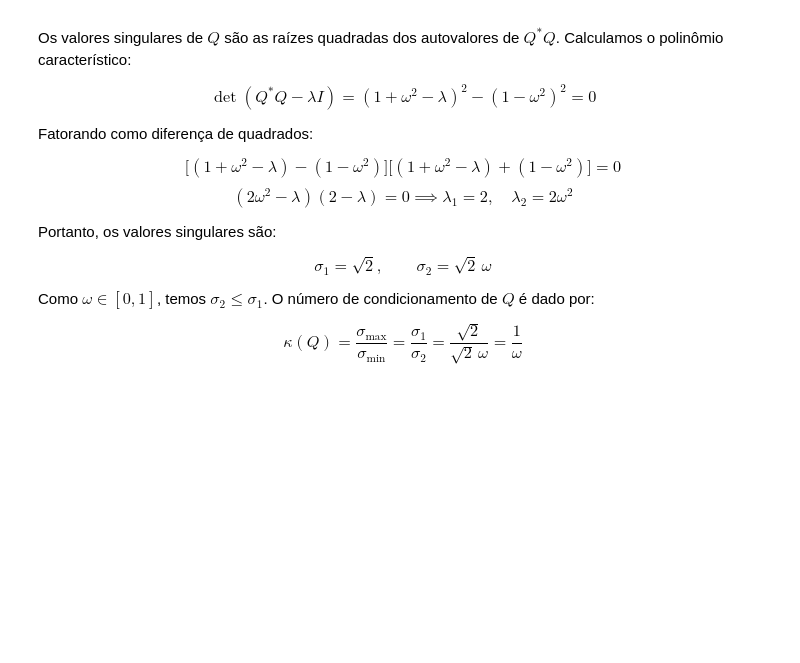
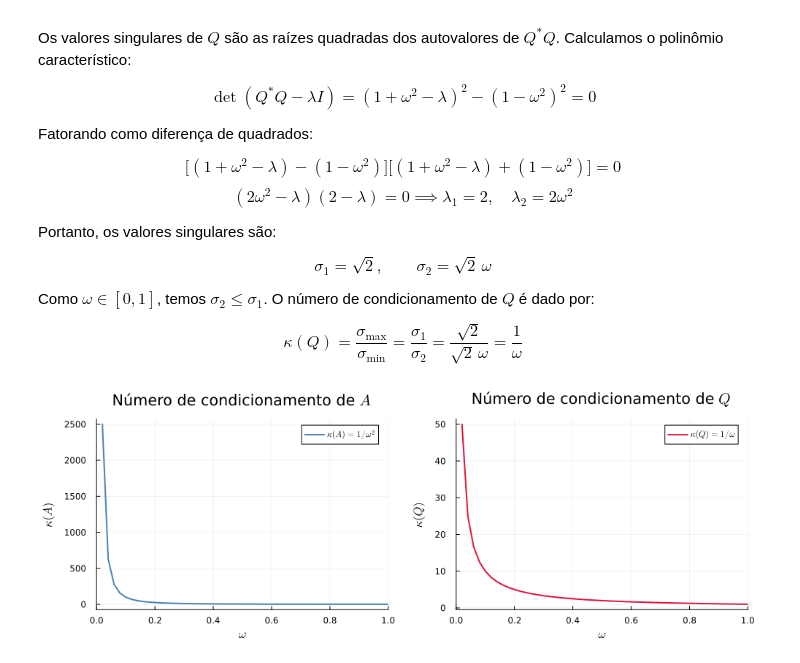
Before and after one commit to ninotica/aln-projeto-04, a Jupyter notebook: Projeto-04-pedro-nina.ipynb, the cells around one changed output. Drawn from its saved outputs; the diff is of its cells as text; code cells hidden in the pictures; blank space fills up the shorter version.

```diff
--- a/Projeto-04-pedro-nina.ipynb
+++ b/Projeto-04-pedro-nina.ipynb
@@ -676,3 +677,41 @@ Como $\omega \in [0, 1]$, temos $\sigma_2 \leq \sigma_1$. O número de condicion
 $$
 \kappa(Q) = \frac{\sigma_{\max}}{\sigma_{\min}} = \frac{\sigma_1}{\sigma_2} = \frac{\sqrt{2}}{\sqrt{2}\,\omega} = \frac{1}{\omega}
 $$
+# %%
+omega_vals = (1:50) / 50
+cond_A = Float64[]
+cond_Q = Float64[]
+
+for omega in omega_vals
+    A = [0      1
+         -omega^2  0]
+
+    _, S, _ = svd(A)
+    push!(cond_A, S[1] / S[end])
+
+    Q = eigvecs(A)
+    _, S, _ = svd(Q)
+    push!(cond_Q, S[1] / S[end])
+end
+
+p1 = plot(omega_vals, cond_A,
+    title  = "Número de condicionamento de \$A\$",
+    xlabel = "\$\\omega\$",
+    ylabel = "\$\\kappa(A)\$",
+    label  = "\$\\kappa(A) = 1/\\omega^2\$",
+    lw = 2,
+    color  = :steelblue)
+xlims!(p1, (0, 1))
+
+p2 = plot(omega_vals, cond_Q,
+    title  = "Número de condicionamento de \$Q\$",
+    xlabel = "\$\\omega\$",
+    ylabel = "\$\\kappa(Q)\$",
+    label  = "\$\\kappa(Q) = 1/\\omega\$",
+    lw = 2,
+    color  = :crimson)
+xlims!(p2, (0, 1))
+
+plot(p1, p2, layout = (1, 2), size = (1000, 350), margin = 5Plots.mm)
+# %% [output]
+[figure, added]
```
Also changed, not shown: parts of 3 cells of this notebook.
